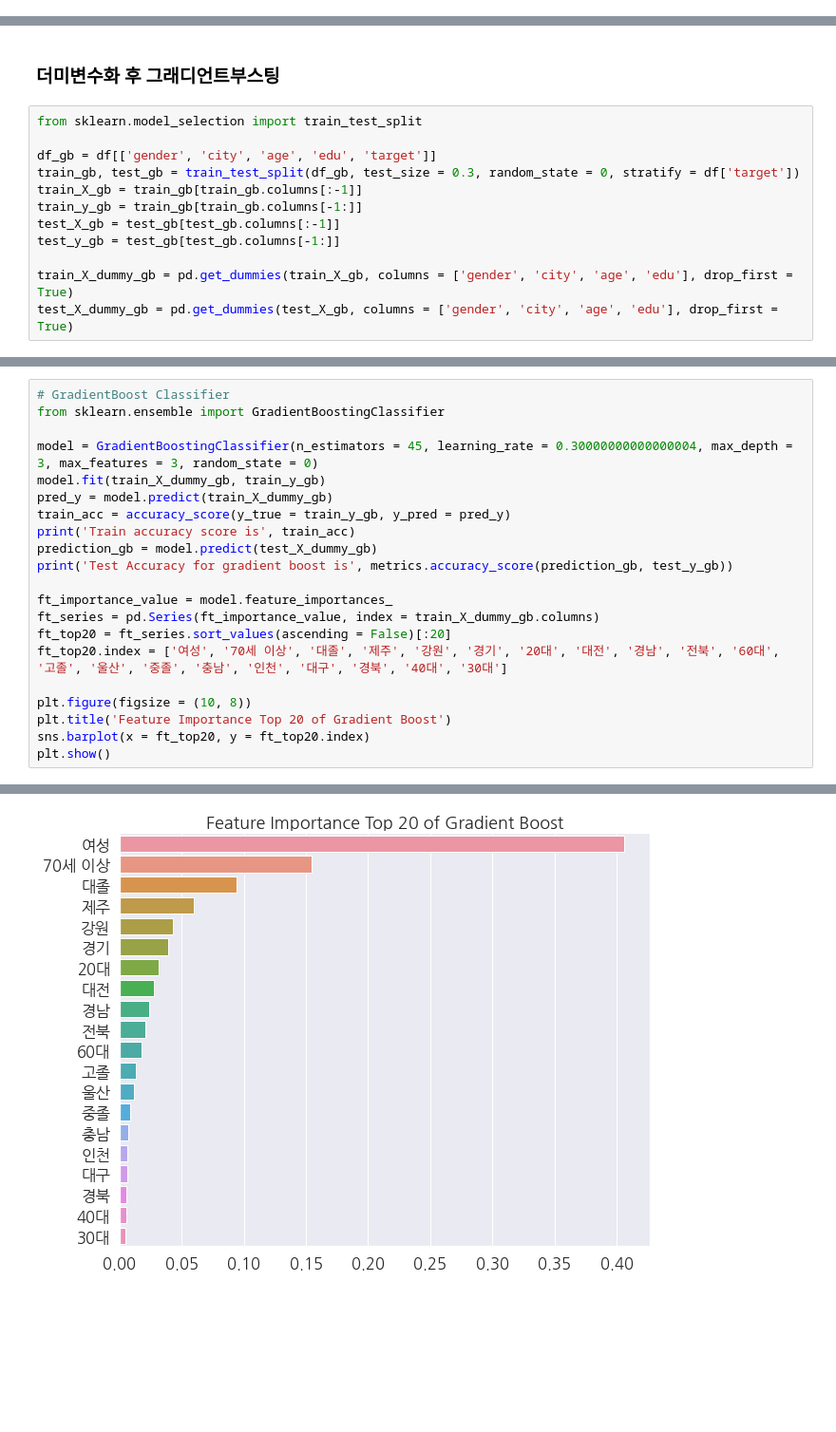
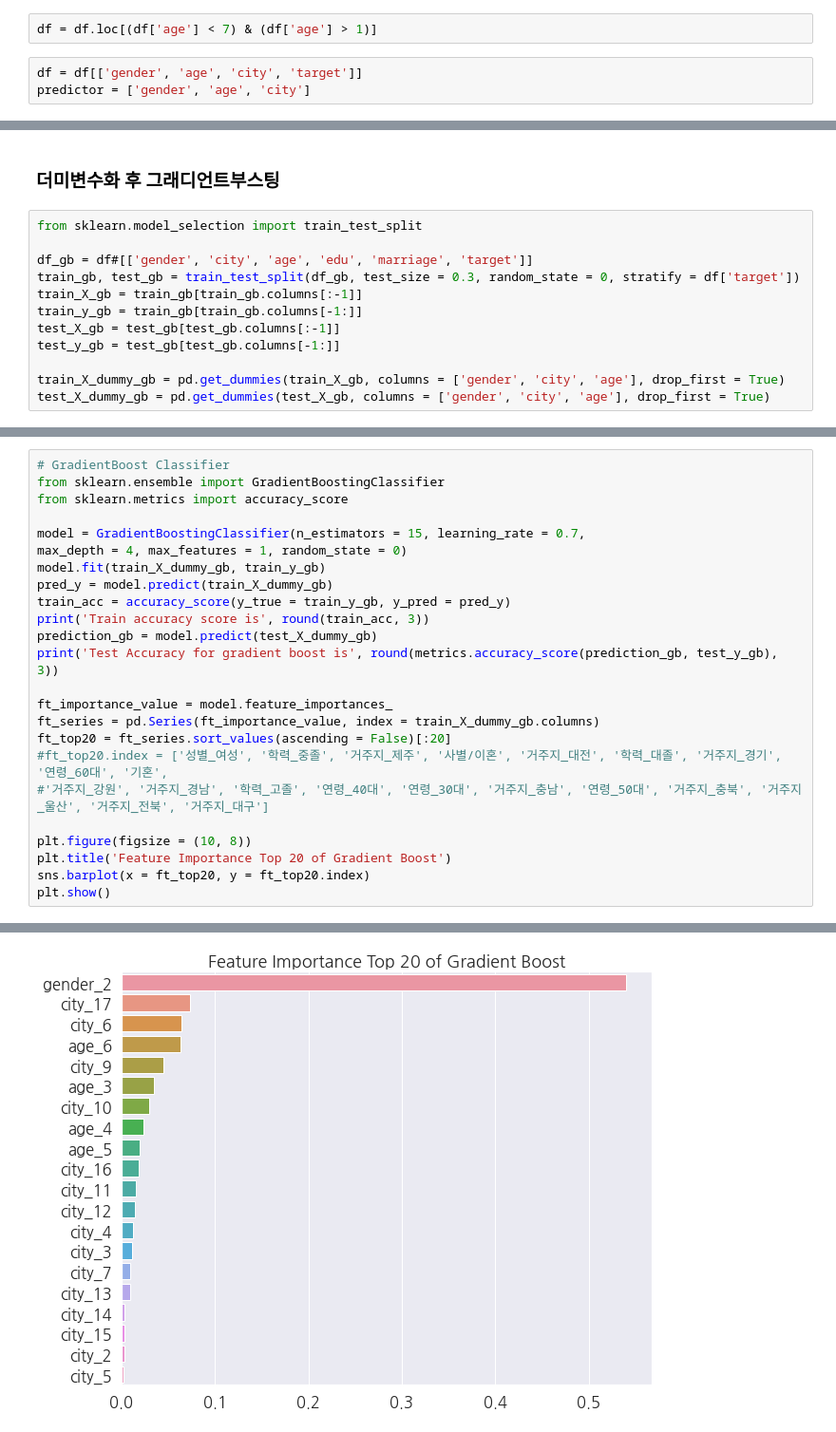
Before and after one commit to stat-thon/2022-project-sports-DATA-133, a Jupyter notebook: hobby_2_analysis.ipynb, the cells around one changed output, grey strips where cells are left out. Shown: that part at 95% size. Drawn from its saved outputs; the diff is of its cells as text; blank space fills up the shorter version.

```diff
--- a/hobby_2_analysis.ipynb
+++ b/hobby_2_analysis.ipynb
@@ -28,6 +28,11 @@ df.head()
 | 2 | 2 | 2 | 6 | 1 | 3 | 3 | 2 | 2 | 15 | 0 |
 | 3 | 1 | 1 | 5 | 3 | 3 | 3 | 1 | 2 | 15 | 0 |
 | 4 | 1 | 1 | 5 | 3 | 2 | 1 | 1 | 2 | 15 | 1 |
+# %%
+df = df.loc[(df['age'] < 7) & (df['age'] > 1)]
+# %%
+df = df[['gender', 'age', 'city', 'target']]
+predictor = ['gender', 'age', 'city']
 # %% [markdown]
 ## 분류모델 및 Feature Importance
 # %%
@@ -138,15 +143,15 @@ Accuracy for gradient boost is 0.718407960199005
 # %%
 from sklearn.model_selection import train_test_split
 
-df_gb = df[['gender', 'city', 'age', 'edu', 'target']]
+df_gb = df#[['gender', 'city', 'age', 'edu', 'marriage', 'target']]
 train_gb, test_gb = train_test_split(df_gb, test_size = 0.3, random_state = 0, stratify = df['target'])
 train_X_gb = train_gb[train_gb.columns[:-1]]
 train_y_gb = train_gb[train_gb.columns[-1:]]
 test_X_gb = test_gb[test_gb.columns[:-1]]
 test_y_gb = test_gb[test_gb.columns[-1:]]
 
-train_X_dummy_gb = pd.get_dummies(train_X_gb, columns = ['gender', 'city', 'age', 'edu'], drop_first = True)
-test_X_dummy_gb = pd.get_dummies(test_X_gb, columns = ['gender', 'city', 'age', 'edu'], drop_first = True)
+train_X_dummy_gb = pd.get_dummies(train_X_gb, columns = ['gender', 'city', 'age'], drop_first = True)
+test_X_dummy_gb = pd.get_dummies(test_X_gb, columns = ['gender', 'city', 'age'], drop_first = True)
 # %%
 from sklearn.model_selection import GridSearchCV
 from sklearn.ensemble import GradientBoostingClassifier
@@ -170,19 +175,22 @@ print('최고 예측 정확도: {:.4f}'.format(grid_cv.best_score_))
 # %%
 # GradientBoost Classifier
 from sklearn.ensemble import GradientBoostingClassifier
+from sklearn.metrics import accuracy_score
 
-model = GradientBoostingClassifier(n_estimators = 45, learning_rate = 0.30000000000000004, max_depth = 3, max_features = 3, random_state = 0)
+model = GradientBoostingClassifier(n_estimators = 15, learning_rate = 0.7,
+max_depth = 4, max_features = 1, random_state = 0)
 model.fit(train_X_dummy_gb, train_y_gb)
 pred_y = model.predict(train_X_dummy_gb)
 train_acc = accuracy_score(y_true = train_y_gb, y_pred = pred_y)
-print('Train accuracy score is', train_acc)
+print('Train accuracy score is', round(train_acc, 3))
 prediction_gb = model.predict(test_X_dummy_gb)
-print('Test Accuracy for gradient boost is', metrics.accuracy_score(prediction_gb, test_y_gb))
+print('Test Accuracy for gradient boost is', round(metrics.accuracy_score(prediction_gb, test_y_gb), 3))
 
 ft_importance_value = model.feature_importances_
 ft_series = pd.Series(ft_importance_value, index = train_X_dummy_gb.columns)
 ft_top20 = ft_series.sort_values(ascending = False)[:20]
-ft_top20.index = ['여성', '70세 이상', '대졸', '제주', '강원', '경기', '20대', '대전', '경남', '전북', '60대', '고졸', '울산', '중졸', '충남', '인천', '대구', '경북', '40대', '30대']
+#ft_top20.index = ['성별_여성', '학력_중졸', '거주지_제주', '사별/이혼', '거주지_대전', '학력_대졸', '거주지_경기', '연령_60대', '기혼',
+#'거주지_강원', '거주지_경남', '학력_고졸', '연령_40대', '연령_30대', '거주지_충남', '연령_50대', '거주지_충북', '거주지_울산', '거주지_전북', '거주지_대구']
 
 plt.figure(figsize = (10, 8))
 plt.title('Feature Importance Top 20 of Gradient Boost')
@@ -194 +202 @@ Test Accuracy for gradient boost is 0.7127694859038143
-[figure, old version]
+[figure, new version]
```
Also changed, not shown: parts of 6 cells of this notebook, 2 other files.
